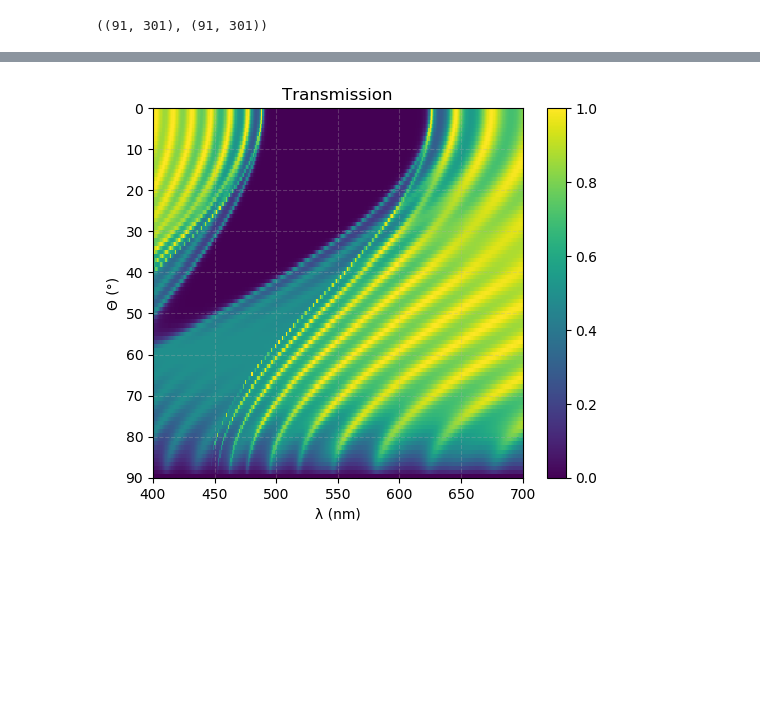
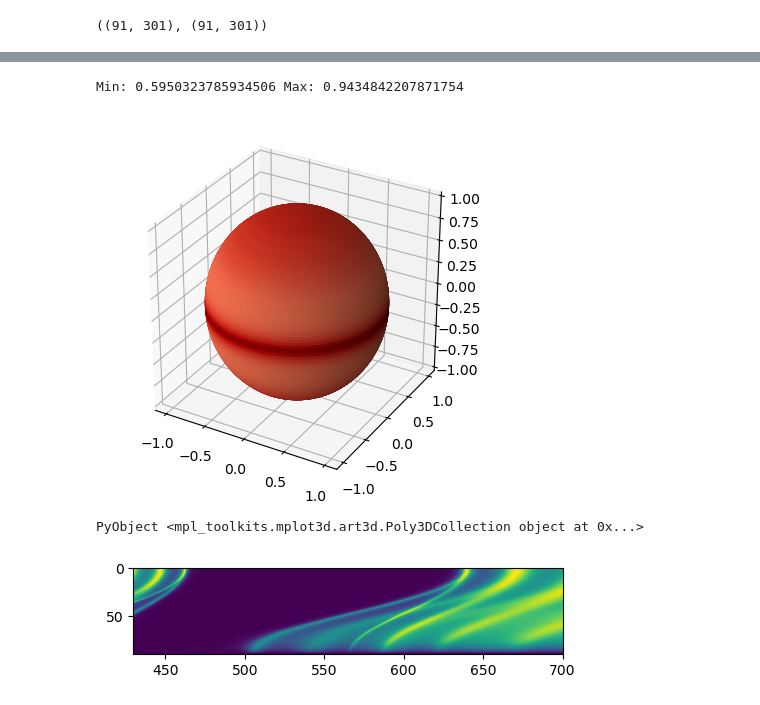
Before and after one commit to ErikBsly/Dielectric-Mirror, a Jupyter notebook: src/DielectricMirror.ipynb, the cells around one changed output, grey strips where cells are left out. Drawn from its saved outputs; the diff is of its cells as text; code cells hidden in the pictures; blank space fills up the shorter version.

```diff
--- a/src/DielectricMirror.ipynb
+++ b/src/DielectricMirror.ipynb
@@ -95,10 +174,9 @@ ReflectivityOfDielectricMirror (generic function with 3 methods)
 # %%
-# using Distributed
-λ_ = 400.0 : 1.0 : 700.0
+λ_ = 400.0 : 1 : 700.0
 λ₀ = 550.0
 θ_ = 0.0 : 1 : 90.0
-R_raw = [ReflectivityOfDielectricMirror(λ*1e-9, λ₀*1e-9, θ) for θ in θ_, λ in λ_]
-# R = pmap((θ, λ) -> ReflectivityOfDielectricMirrorLaseroptik(λ*1e-9, λ₀*1e-9, θ), (θ for θ=θ_, λ=λ_), (λ for θ=θ_, λ=λ_))
+R_raw = [ReflectivityOfBraggMirror(λ*1e-9, λ₀*1e-9, θ, "EthGly", "SiO2", "Ta2O5", "SiO2:IBS", N=19) for θ in θ_, λ in λ_]
+# R_raw = [ReflectivityOfDielectricMirror(λ*1e-9, 570e-9, 693e-9, θ, medium="EthGly", substrate="SiO2", m_high="Ta2O5:IBS", m_low="SiO2:IBS", N1=19, N2=19) for θ in θ_, λ in λ_]
 R_s, R_p = [r[1] for r in R_raw], [r[2] for r in R_raw] #  s- and p-polarization
 T_s, T_p = 1 .- R_s, 1 .- R_p
 T = (T_s + T_p)/2 # Transmission
@@ -108,14 +264,39 @@ size(R_raw), size(R_s)
+# %%
+using PyCall
+np = pyimport("numpy")
+interp1d = pyimport("scipy.interpolate").interp1d
+pyimport("mpl_toolkits.mplot3d").Axes3D
+
+surface = interp1d(θ_, losses, kind="cubic", bounds_error=false, fill_value=0)
+
+theta, phi = np.linspace(0, π, 100), np.linspace(0, 2π, 100)
+theta, phi = np.meshgrid(theta, phi)
+x, y, z =@. sin(theta) * cos(phi), sin(theta) * sin(phi), cos(theta)
+
+fcolors = 1 .- (surface(rad2deg.(theta)) + surface(rad2deg.(π .- theta)))
+println("Min: ", minimum(fcolors), " Max: ", maximum(fcolors)); flush(stdout)
+fmax, fmin = 1, 0 #maximum(fcolors), minimum(fcolors)
+fcolors = (fcolors .- fmin)/(fmax - fmin)
+
+fig = plt.figure(figsize=plt.figaspect(1.))
+ax = fig.add_subplot(111, projection="3d")
+ax.plot_surface(x, y, z, rstride=1, cstride=1, facecolors=matplotlib.cm.OrRd(fcolors))
+#ax.set_axis_off()
+# %% [output]
+Min: 0.5950323785934506 Max: 0.9434842207871754
+[figure, added]
+PyObject <mpl_toolkits.mplot3d.art3d.Poly3DCollection object at 0x...>
 # %%
-using PyPlot
-PyPlot.imshow(T,
-    extent = (extrema(λ_)..., reverse(extrema(θ_))...),
-    aspect = -(extrema(λ_)...)/-(extrema(θ_)...),
-    vmin = 0, vmax = 1
-)
-PyPlot.colorbar()
-PyPlot.title("Transmission")
-PyPlot.xlabel("λ (nm)")
-PyPlot.ylabel("Θ (°)")
-PyPlot.grid(ls="--", alpha=0.3)
+plt.figure(figsize=(5, 3))
+plt.imshow(T,
+        extent = (extrema(λ_)..., reverse(extrema(θ_))...),
+        aspect = 0.6,
+        vmin = 0, vmax = 1, cmap="viridis")
+#plt.colorbar()
+#plt.xlabel("λ (nm)")
+#plt.xticks([])
+#plt.ylabel("θ (°)")
+plt.tight_layout()
+#plt.savefig("test.svg")
 # %% [output]
-[figure, old version]
+[figure, new version]
```
Also changed, not shown: parts of 14 cells of this notebook.
